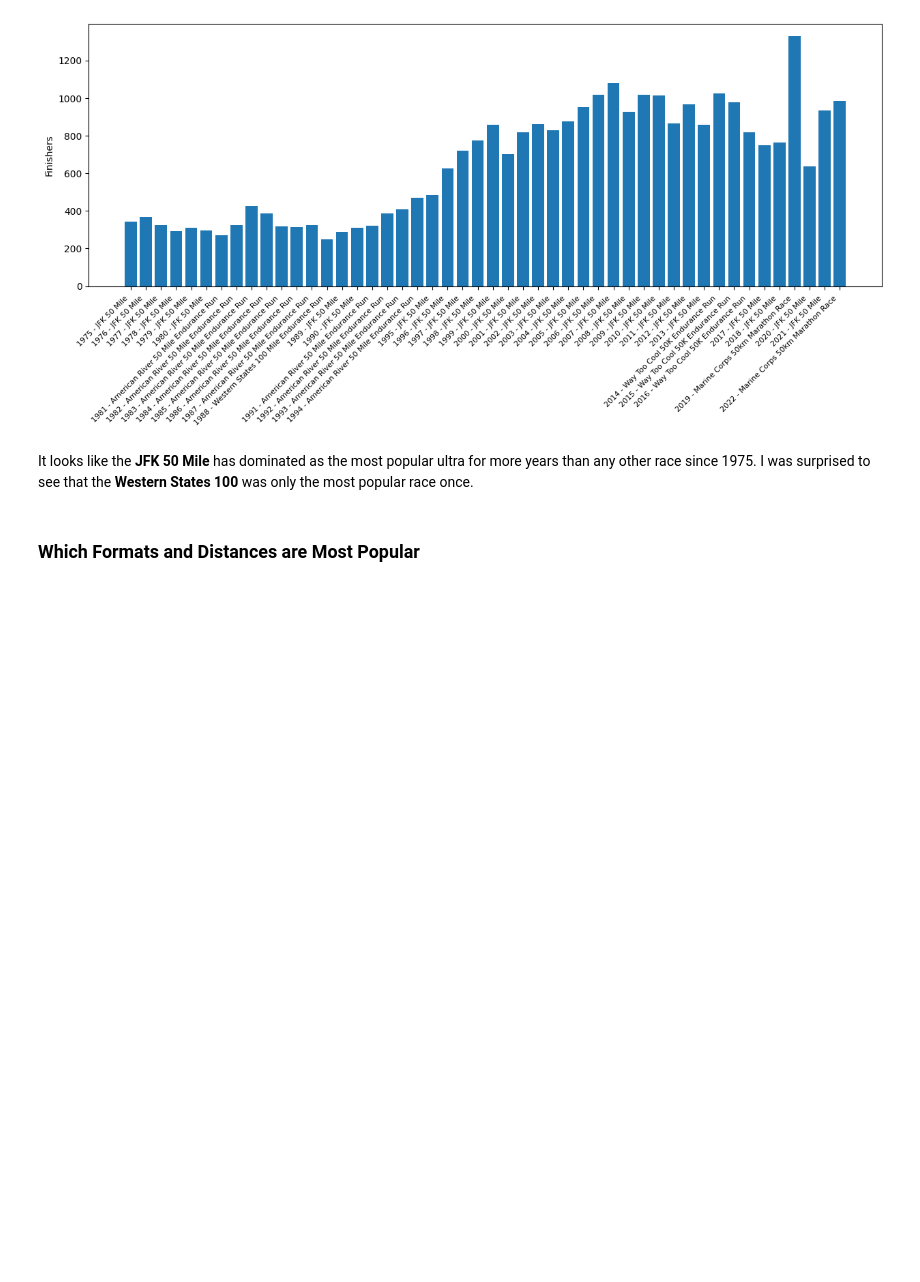
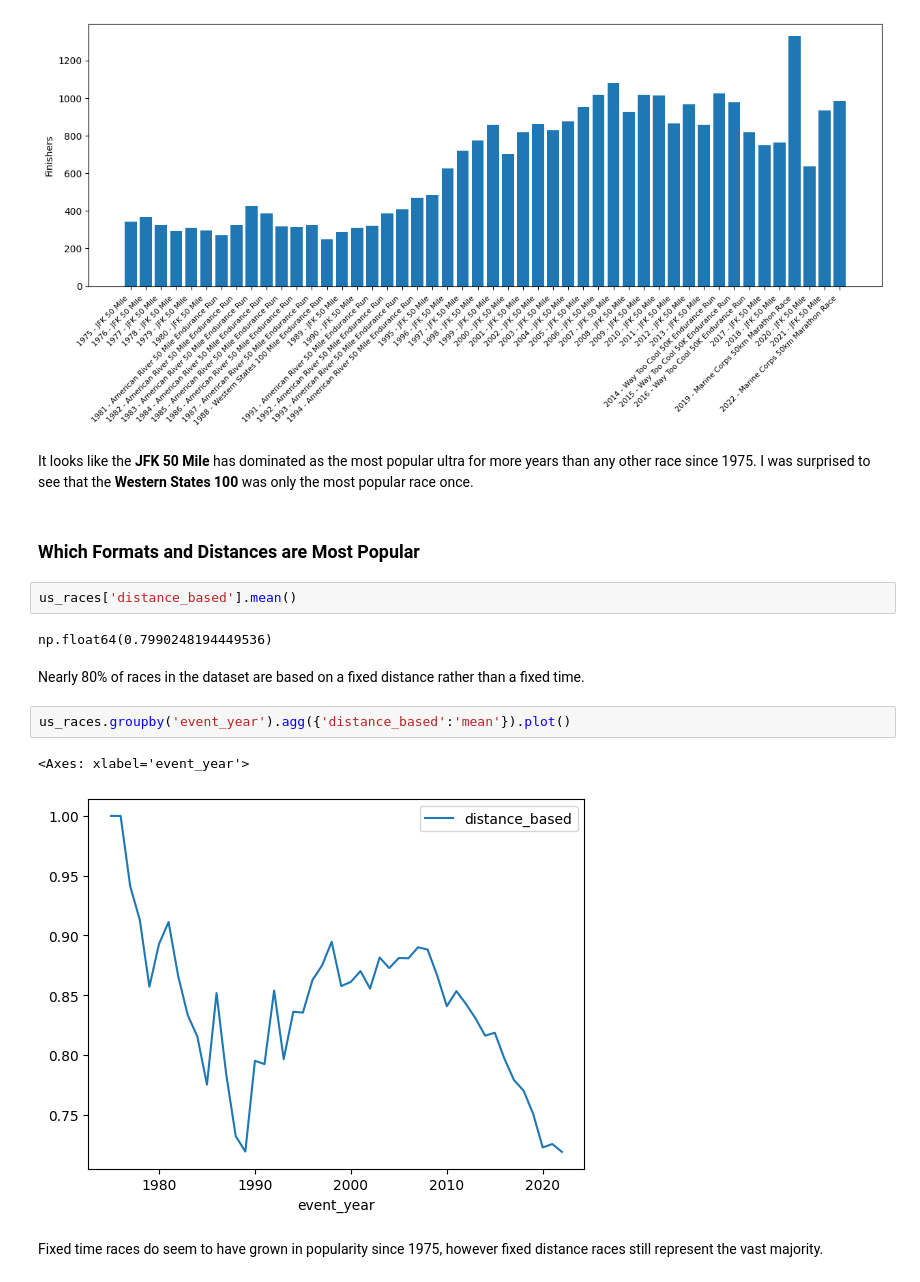
Before and after one commit to haackr/ultramarathon_data_study, a Jupyter notebook: Ultramarathons.ipynb, the cells around one changed output. Drawn from its saved outputs; the diff is of its cells as text; blank space fills up the shorter version.

```diff
--- a/Ultramarathons.ipynb
+++ b/Ultramarathons.ipynb
@@ -233,3 +233,16 @@ plt.show()
 It looks like the **JFK 50 Mile** has dominated as the most popular ultra for more years than any other race since 1975. I was surprised to see that the **Western States 100** was only the most popular race once.
 # %% [markdown]
 ### Which Formats and Distances are Most Popular
+# %%
+us_races['distance_based'].mean()
+# %% [output]
+np.float64(0.7990248194449536)
+# %% [markdown]
+Nearly 80% of races in the dataset are based on a fixed distance rather than a fixed time.
+# %%
+us_races.groupby('event_year').agg({'distance_based':'mean'}).plot()
+# %% [output]
+<Axes: xlabel='event_year'>
+[figure, added]
+# %% [markdown]
+Fixed time races do seem to have grown in popularity since 1975, however fixed distance races still represent the vast majority.
```
Also changed, not shown: parts of 9 cells of this notebook.
